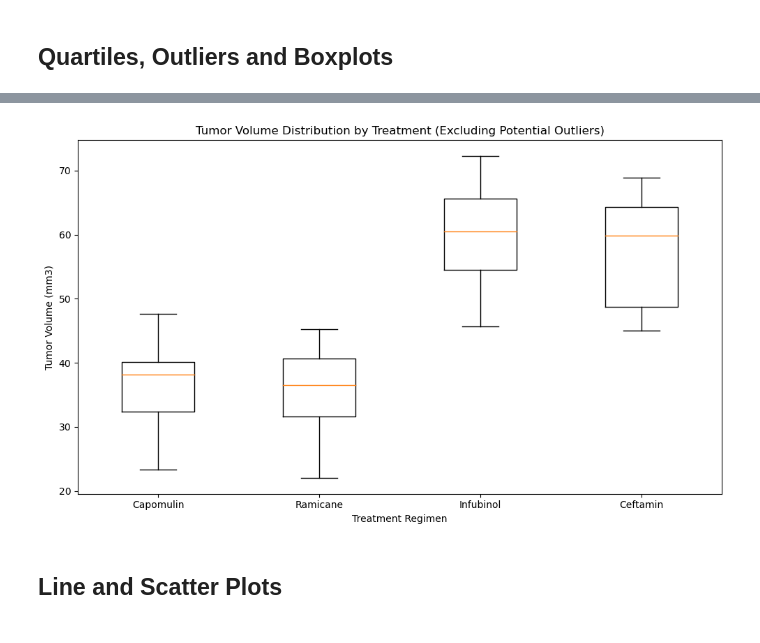
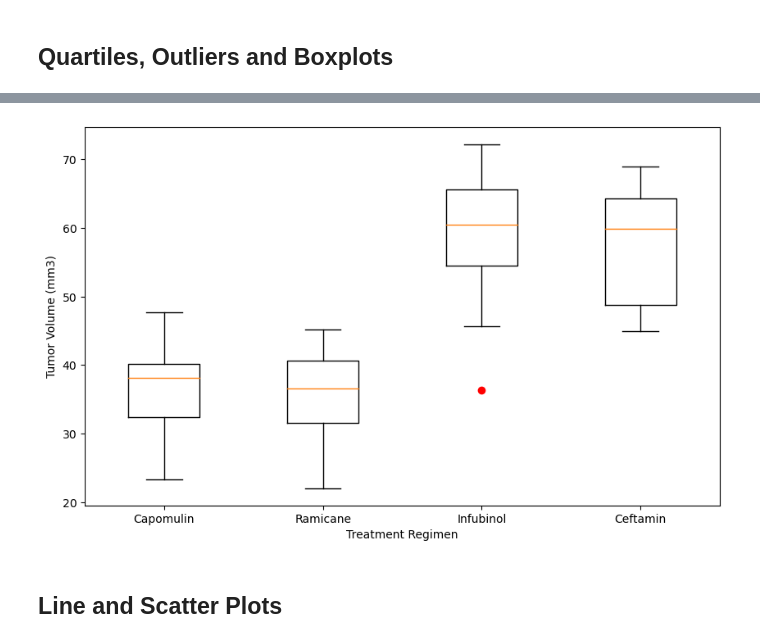
Before and after one commit to a-dhil/matplotlib-challenge, a Jupyter notebook: Pymaceuticals/pymaceuticals_starter.ipynb, the cells around one changed output, grey strips where cells are left out. Cells and saved outputs as stored; diff of their text form; code cells hidden in the pictures.

```diff
--- a/Pymaceuticals/pymaceuticals_starter.ipynb
+++ b/Pymaceuticals/pymaceuticals_starter.ipynb
@@ -264,36 +260,44 @@ for treatment in treatments:
 
     # Calculate the IQR for the current treatment
     quartiles = tumor_vol.quantile([0.25, 0.75])
     lower_quartile = quartiles[0.25]
     upper_quartile = quartiles[0.75]
     iqr = upper_quartile - lower_quartile
 
     # Determine the lower and upper bounds for potential outliers
     lower_bound = lower_quartile - 1.5 * iqr
     upper_bound = upper_quartile + 1.5 * iqr
 
     # Identify potential outliers
     outliers = tumor_vol[(tumor_vol < lower_bound) | (tumor_vol > upper_bound)]
 
     # Store potential outliers in the dictionary
     potential_outliers[treatment] = outliers
 
     # Append tumor volume data (excluding potential outliers) to the list for box plots
     tumor_vol_no_outliers = tumor_vol[(tumor_vol >= lower_bound) & (tumor_vol <= upper_bound)]
     tumor_vol_data.append(tumor_vol_no_outliers)
 
 # Create box plots for each treatment group
 plt.figure(figsize=(10, 6))
+
+# Plot red dots for Infubinol outliers
+outlier_points = {
+    'Infubinol': potential_outliers['Infubinol']
+}
+for treatment, outliers in outlier_points.items():
+    plt.scatter([treatments.index(treatment) + 1] * len(outliers), outliers, color='red', marker='o')
+
+# Create the box plots
 plt.boxplot(tumor_vol_data, labels=treatments, sym='r+')
-plt.title('Tumor Volume Distribution by Treatment (Excluding Potential Outliers)')
+
 plt.xlabel('Treatment Regimen')
 plt.ylabel('Tumor Volume (mm3)')
 
 # Display the plot
-plt.tight_layout()
 plt.show()
 # %% [output]
-[figure, old version]
+[figure, new version]
 # %% [markdown]
 ## Line and Scatter Plots
 # %%
```
Also changed, not shown: parts of 4 cells of this notebook.
